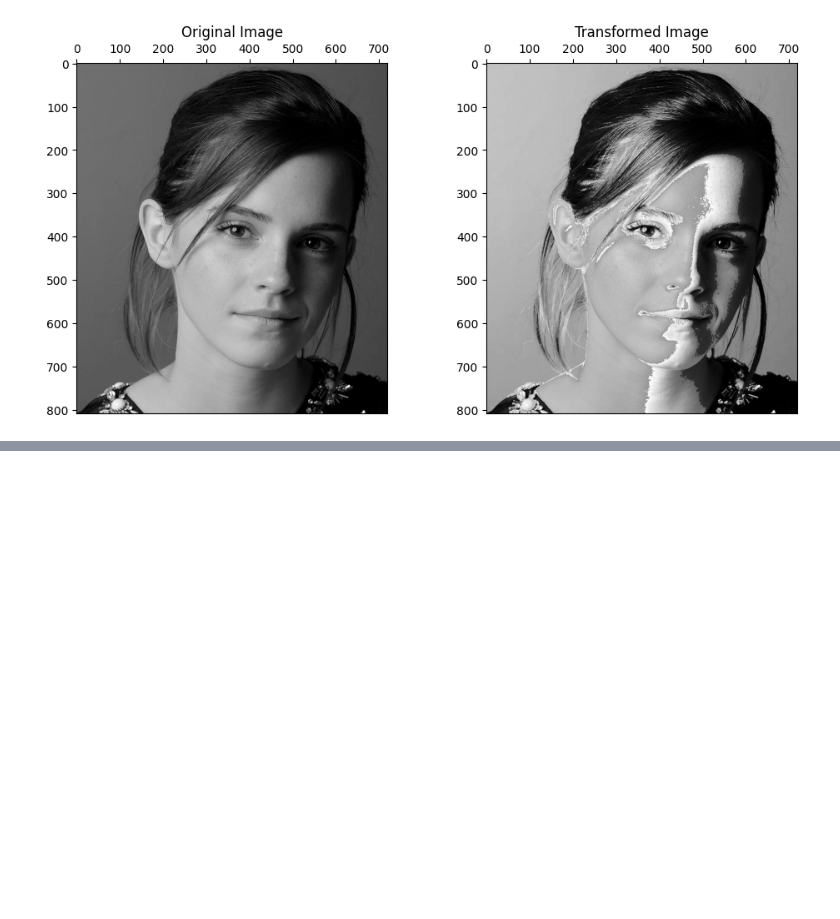
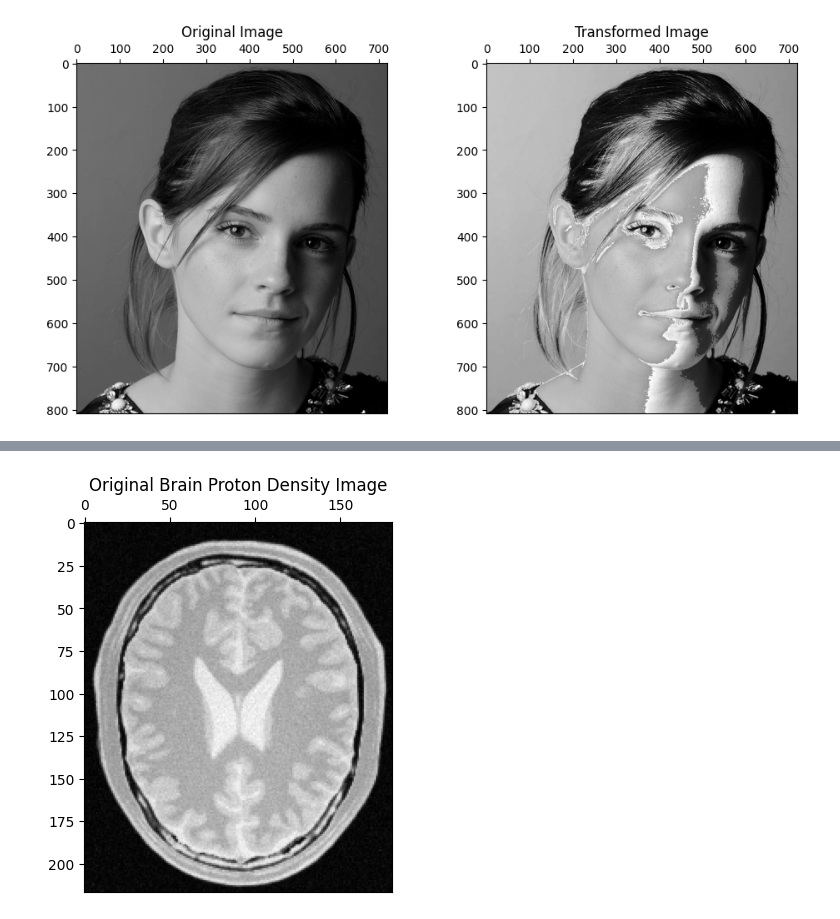
Before and after one commit to Kopithan/Point-Operations-and-Spatial-Filtering, a Jupyter notebook: vision_assignment_1.ipynb, the cells around one changed output, grey strips where cells are left out. Saved outputs shown, nothing was run; the diff lists cells and outputs as text; code cells hidden in the pictures; blank space fills up the shorter version.

```diff
--- a/vision_assignment_1.ipynb
+++ b/vision_assignment_1.ipynb
@@ -66,0 +70,94 @@ plt.show()
+# %%
+import cv2
+import matplotlib.pyplot as plt
+import numpy as np
+
+# Load the brain proton density image in grayscale
+brain_image = cv2.imread(r"C:\Users\samko\Downloads\a1images\brain_proton_density_slice.png", cv2.IMREAD_GRAYSCALE)
+
+# Display the original brain image
+plt.imshow(brain_image, cmap='gray')
+plt.title("Original Brain Proton Density Image")
+plt.savefig("Original Brain Proton Density Image")
+ax = plt.gca()
+ax.xaxis.set_ticks_position('top')
+plt.show()
+
+# Output the shape of the image
+print(brain_image.shape)
+
+# Coordinates for sampling intensities
+white_matter_coords = (120, 125)
+gray_matter_coords = (140, 90)
+
+# Show locations of white and gray matter in the image
+plt.imshow(brain_image, cmap="gray")
+plt.scatter(white_matter_coords[0], white_matter_coords[1], color='red', label='White Matter')
+plt.scatter(gray_matter_coords[0], gray_matter_coords[1], color='blue', label='Gray Matter')
+plt.legend()
+plt.show()
+
+# Retrieve pixel intensities at specified points
+white_matter_intensity = brain_image[white_matter_coords]
+gray_matter_intensity = brain_image[gray_matter_coords]
+
+# Output pixel intensities for white and gray matter
+print(f"White Matter Intensity: {white_matter_intensity}")
+print(f"Gray Matter Intensity: {gray_matter_intensity}")
+
+# Function to apply intensity transformations for highlighting white and gray matter
+def transform_intensities(image):
+    # Copy the input image for transformation
+    transformed_img = np.copy(image)
+
+    # Apply transformation for gray matter intensities (186 to 250)
+    gray_matter_mask = (image >= 186) & (image <= 250)
+    transformed_img[gray_matter_mask] = 1.75 * image[gray_matter_mask] + 30
+
+    # Apply transformation for white matter intensities (150 to 185)
+    white_matter_mask = (image >= 150) & (image <= 185)
+    transformed_img[white_matter_mask] = 1.55 * image[white_matter_mask] + 22.5
+
+    return transformed_img, white_matter_mask, gray_matter_mask
+
+# Apply the transformation to the brain image
+transformed_img, white_matter_mask, gray_matter_mask = transform_intensities(brain_image)
+
+# Display the transformed image with enhanced white and gray matter
+plt.imshow(transformed_img, cmap='gray')
+plt.title("Transformed Brain Image: White and Gray Matter Enhanced")
+plt.show()
+
+# Display the white matter mask
+plt.imshow(white_matter_mask, cmap='gray')
+plt.title("White Matter")
+plt.show()
+
+# Display the gray matter mask
+plt.imshow(gray_matter_mask, cmap='gray')
+plt.title("Gray Matter")
+plt.show()
+
+# Create intensity transformation curves for both white and gray matter
+x_vals = np.arange(0, 256)  # Intensity range (0-255)
+gray_transformed = np.array([1.75 * x + 30 if 186 <= x <= 250 else x for x in x_vals])
+white_transformed = np.array([1.55 * x + 22.5 if 150 <= x <= 185 else x for x in x_vals])
+
+# Plot the transformation curves for both white and gray matter
+plt.figure(figsize=(10, 6))
+ax=plt.gca()
+ax.xaxis.set_ticks_position("top")
+plt.plot(x_vals, white_transformed, label='White Matter Transformation', color='red')
+plt.plot(x_vals, gray_transformed, label='Gray Matter Transformation', color='blue')
+plt.plot(x_vals, x_vals, label='Original Intensity', linestyle='--', color='yellow')  # Identity line for reference
+plt.title('Intensity Transformation Curves for White and Gray Matter')
+plt.xlabel('Original Intensity')
+plt.ylabel('Transformed Intensity')
+plt.legend()
+plt.grid(True)
+plt.savefig("White Matter Transformation.png")
+plt.savefig("Gray Matter Transformation.png")
+plt.savefig("Intensity Transformation Curves for White and Gray Matter.png")
+plt.show()
+# %% [output]
+[figure, added]
```
Also changed, not shown: parts of 4 cells of this notebook.
